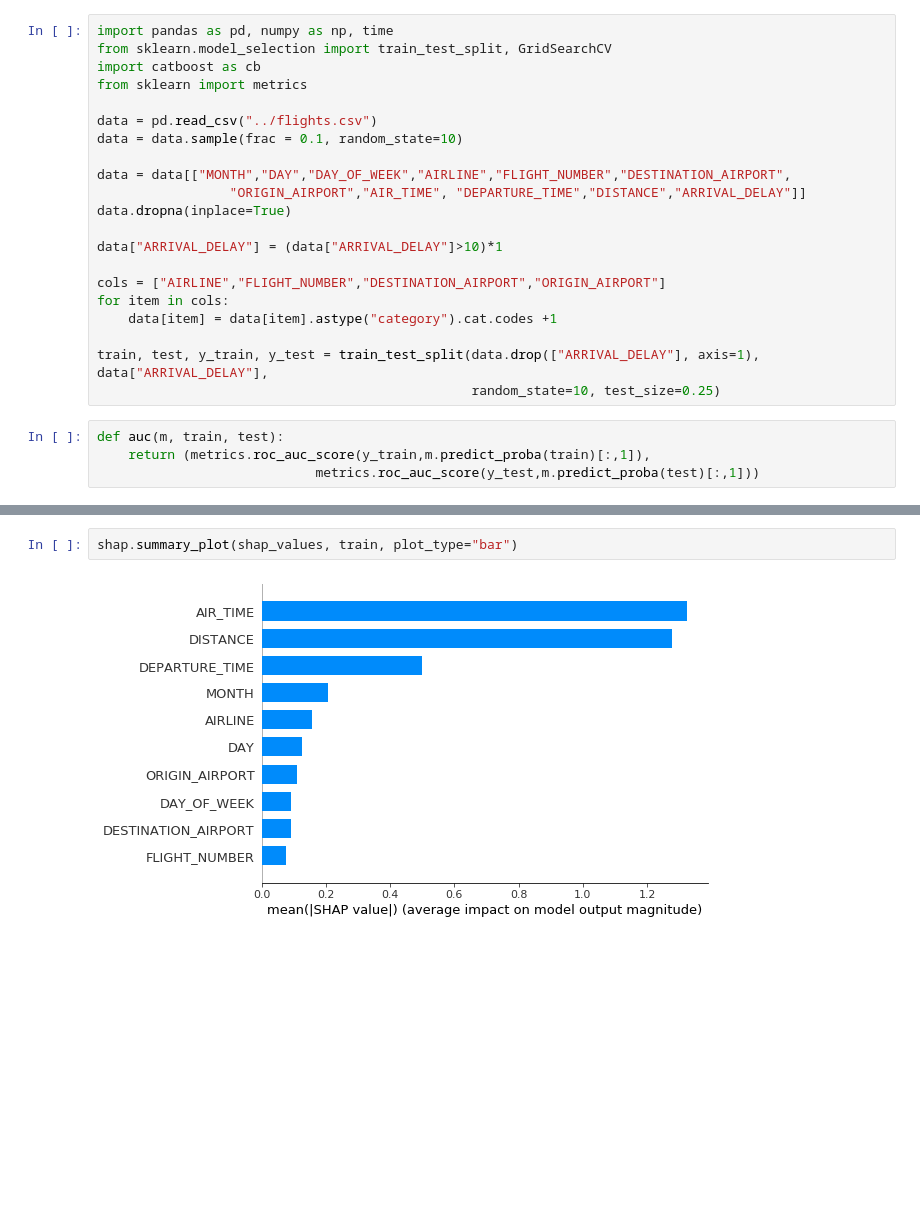
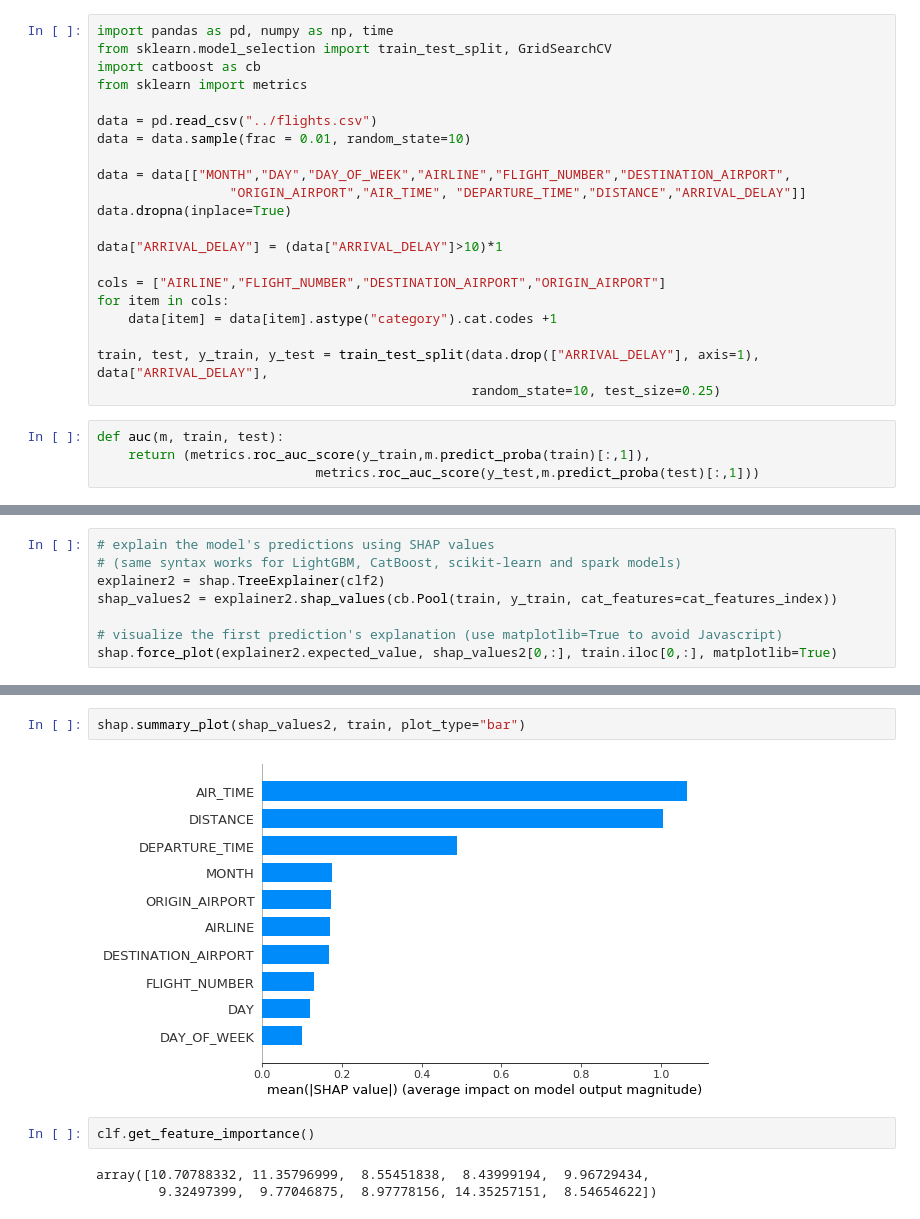
Before and after one commit to kvnkuo/estimators, a Jupyter notebook: catboost.ipynb, the cells around one changed output, grey strips where cells are left out. Saved outputs shown, nothing was run; the diff lists cells and outputs as text; blank space fills up the shorter version.

```diff
--- a/catboost.ipynb
+++ b/catboost.ipynb
@@ -5,7 +5,7 @@ import catboost as cb
 from sklearn import metrics
 
 data = pd.read_csv("../flights.csv")
-data = data.sample(frac = 0.1, random_state=10)
+data = data.sample(frac = 0.01, random_state=10)
 
 data = data[["MONTH","DAY","DAY_OF_WEEK","AIRLINE","FLIGHT_NUMBER","DESTINATION_AIRPORT",
                  "ORIGIN_AIRPORT","AIR_TIME", "DEPARTURE_TIME","DISTANCE","ARRIVAL_DELAY"]]
@@ -92,2 +185,10 @@ shap.force_plot(explainer.expected_value, shap_values[0,:], train.iloc[0,:])
 # %% [output]
 [interactive output not drawn]
+# %%
+# explain the model's predictions using SHAP values
+# (same syntax works for LightGBM, CatBoost, scikit-learn and spark models)
+explainer2 = shap.TreeExplainer(clf2)
+shap_values2 = explainer2.shap_values(cb.Pool(train, y_train, cat_features=cat_features_index))
+
+# visualize the first prediction's explanation (use matplotlib=True to avoid Javascript)
+shap.force_plot(explainer2.expected_value, shap_values2[0,:], train.iloc[0,:], matplotlib=True)
@@ -99,4 +202,9 @@ shap.summary_plot(shap_values, train)
 # %%
-shap.summary_plot(shap_values, train, plot_type="bar")
+shap.summary_plot(shap_values2, train, plot_type="bar")
 # %% [output]
-[figure, old version]
+[figure, new version]
+# %%
+clf.get_feature_importance()
+# %% [output]
+array([10.70788332, 11.35796999,  8.55451838,  8.43999194,  9.96729434,
+        9.32497399,  9.77046875,  8.97778156, 14.35257151,  8.54654622])
```
Also changed, not shown: parts of 9 cells of this notebook, 2 other files.
